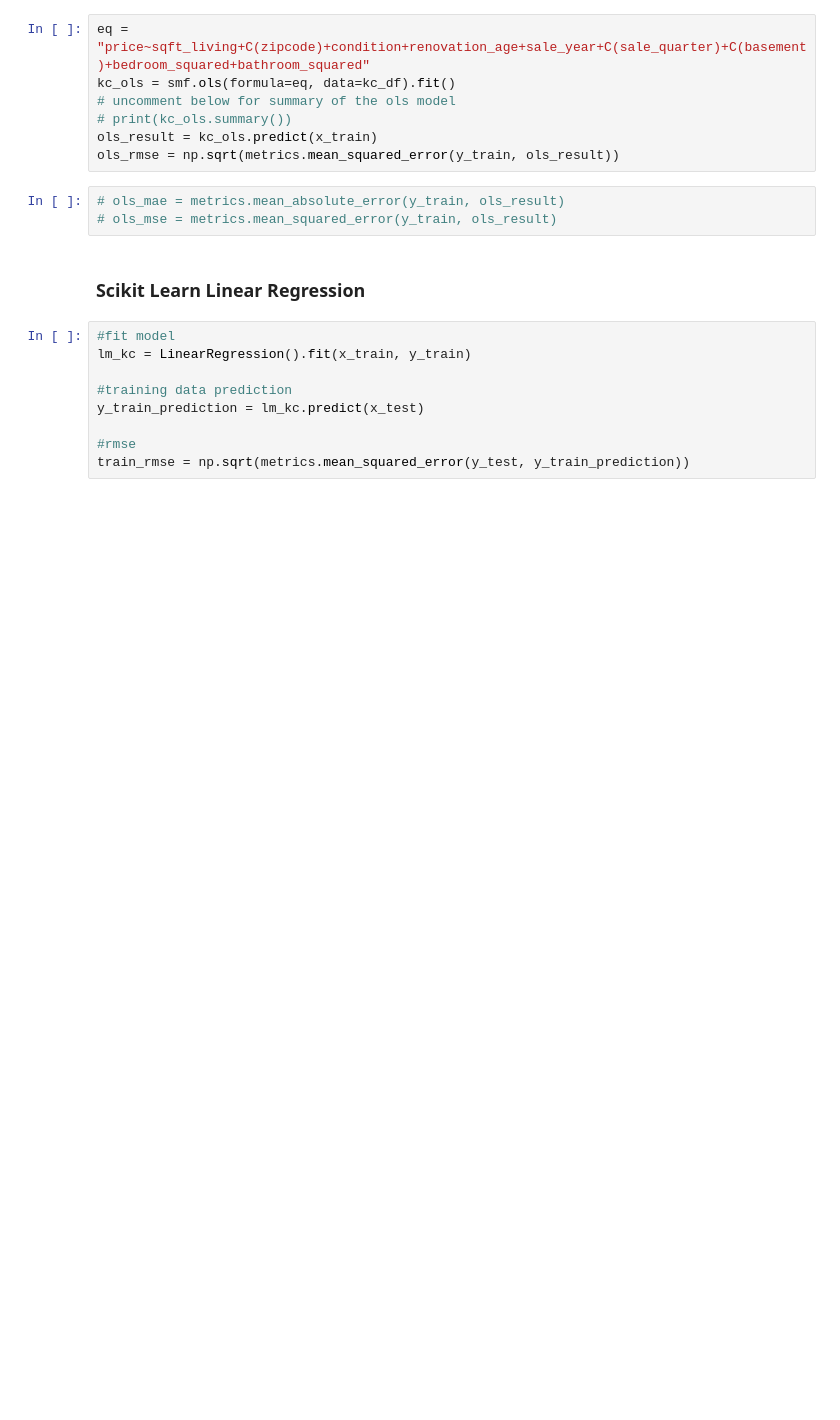
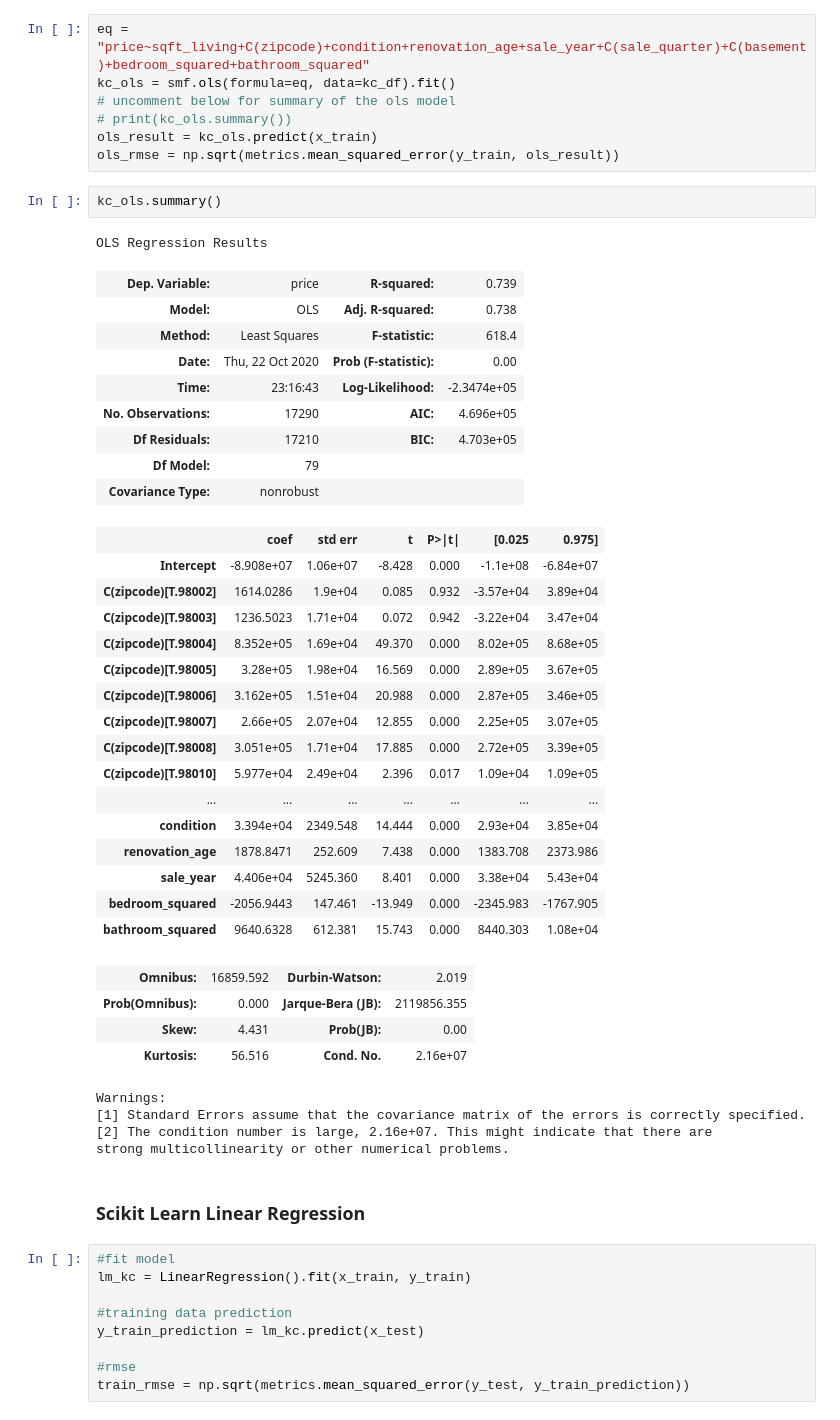
Before and after one commit to yunghanjeong/King_County_Housing_Price_Prediction, a Jupyter notebook: housing_price_prediction.ipynb, the cells around one changed output. Cells and saved outputs as stored; diff of their text form; blank space fills up the shorter version.

```diff
--- a/housing_price_prediction.ipynb
+++ b/housing_price_prediction.ipynb
@@ -454,9 +452,43 @@ kc_ols = smf.ols(formula=eq, data=kc_df).fit()
 # print(kc_ols.summary())
 ols_result = kc_ols.predict(x_train)
 ols_rmse = np.sqrt(metrics.mean_squared_error(y_train, ols_result))
-# %%
-# ols_mae = metrics.mean_absolute_error(y_train, ols_result)
-# ols_mse = metrics.mean_squared_error(y_train, ols_result)
+# %%
+kc_ols.summary()
+# %% [output]
+OLS Regression Results
+| Dep. Variable: | price | R-squared: | 0.739 |
+| Model: | OLS | Adj. R-squared: | 0.738 |
+| Method: | Least Squares | F-statistic: | 618.4 |
+| Date: | Thu, 22 Oct 2020 | Prob (F-statistic): | 0.00 |
+| Time: | 23:16:43 | Log-Likelihood: | -2.3474e+05 |
+| No. Observations: | 17290 | AIC: | 4.696e+05 |
+| Df Residuals: | 17210 | BIC: | 4.703e+05 |
+| Df Model: | 79 |  |  |
+| Covariance Type: | nonrobust |  |  |
+|  | coef | std err | t | P>|t| | [0.025 | 0.975] |
+| Intercept | -8.908e+07 | 1.06e+07 | -8.428 | 0.000 | -1.1e+08 | -6.84e+07 |
+| C(zipcode)[T.98002] | 1614.0286 | 1.9e+04 | 0.085 | 0.932 | -3.57e+04 | 3.89e+04 |
+| C(zipcode)[T.98003] | 1236.5023 | 1.71e+04 | 0.072 | 0.942 | -3.22e+04 | 3.47e+04 |
+| C(zipcode)[T.98004] | 8.352e+05 | 1.69e+04 | 49.370 | 0.000 | 8.02e+05 | 8.68e+05 |
+| C(zipcode)[T.98005] | 3.28e+05 | 1.98e+04 | 16.569 | 0.000 | 2.89e+05 | 3.67e+05 |
+| C(zipcode)[T.98006] | 3.162e+05 | 1.51e+04 | 20.988 | 0.000 | 2.87e+05 | 3.46e+05 |
+| C(zipcode)[T.98007] | 2.66e+05 | 2.07e+04 | 12.855 | 0.000 | 2.25e+05 | 3.07e+05 |
+| C(zipcode)[T.98008] | 3.051e+05 | 1.71e+04 | 17.885 | 0.000 | 2.72e+05 | 3.39e+05 |
+| C(zipcode)[T.98010] | 5.977e+04 | 2.49e+04 | 2.396 | 0.017 | 1.09e+04 | 1.09e+05 |
+| ... | ... | ... | ... | ... | ... | ... |
+| condition | 3.394e+04 | 2349.548 | 14.444 | 0.000 | 2.93e+04 | 3.85e+04 |
+| renovation_age | 1878.8471 | 252.609 | 7.438 | 0.000 | 1383.708 | 2373.986 |
+| sale_year | 4.406e+04 | 5245.360 | 8.401 | 0.000 | 3.38e+04 | 5.43e+04 |
+| bedroom_squared | -2056.9443 | 147.461 | -13.949 | 0.000 | -2345.983 | -1767.905 |
+| bathroom_squared | 9640.6328 | 612.381 | 15.743 | 0.000 | 8440.303 | 1.08e+04 |
+| Omnibus: | 16859.592 | Durbin-Watson: | 2.019 |
+| Prob(Omnibus): | 0.000 | Jarque-Bera (JB): | 2119856.355 |
+| Skew: | 4.431 | Prob(JB): | 0.00 |
+| Kurtosis: | 56.516 | Cond. No. | 2.16e+07 |
+Warnings:
+[1] Standard Errors assume that the covariance matrix of the errors is correctly specified.
+[2] The condition number is large, 2.16e+07. This might indicate that there are
+strong multicollinearity or other numerical problems.
 # %% [markdown]
 ### Scikit Learn Linear Regression
 # %%
```
Also changed, not shown: parts of 9 cells of this notebook, 1 other file.
